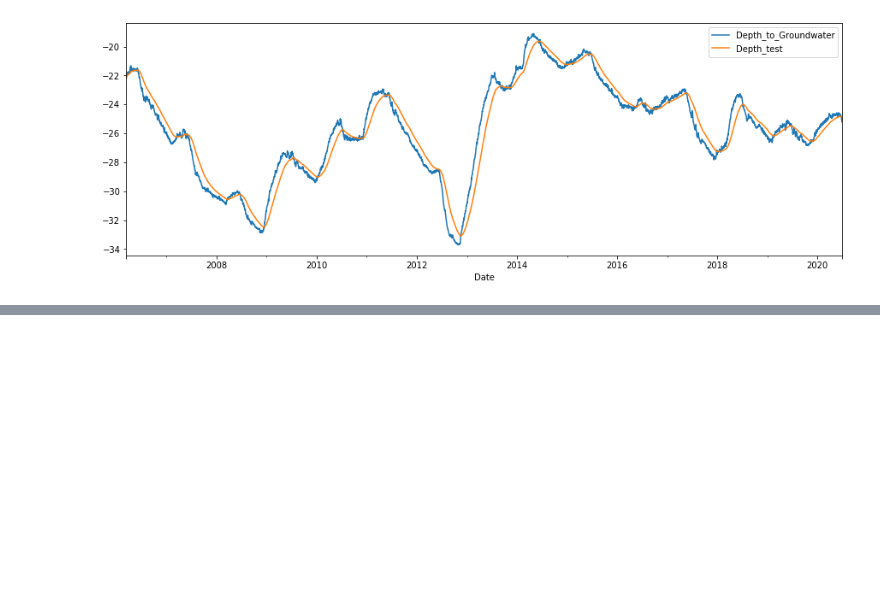
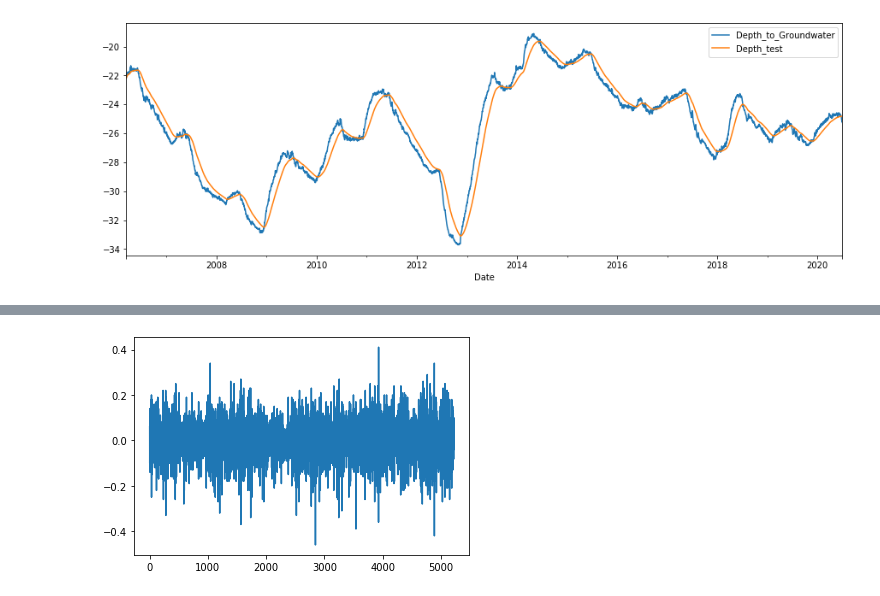
Before and after one commit to dadatu/AceaSmartWaterAnalytics, a Jupyter notebook: upgradedUnivariateTimeSeries.ipynb, the cells around one changed output, grey strips where cells are left out. Saved outputs shown, nothing was run; the diff lists cells and outputs as text; code cells hidden in the pictures; blank space fills up the shorter version.

```diff
--- a/upgradedUnivariateTimeSeries.ipynb
+++ b/upgradedUnivariateTimeSeries.ipynb
@@ -525,0 +336,3 @@ shap.force_plot(explainer.expected_value[0], shap_values[0][:][:][:-1].sum(axis=
+# %%
+df["Depth_to_Groundwater_diff2"] = df["Depth_to_Groundwater"].diff().diff()
+adfuller(df["Depth_to_Groundwater_diff2"].dropna(), autolag='AIC')
@@ -525,0 +348,6 @@ shap.force_plot(explainer.expected_value[0], shap_values[0][:][:][:-1].sum(axis=
+# %%
+# Apply difference to check
+df["Depth_to_Groundwater_diff2"].plot()
+plt.show()
+# %% [output]
+[figure, added]
```
Also changed, not shown: parts of 43 cells of this notebook, 2 other files.
